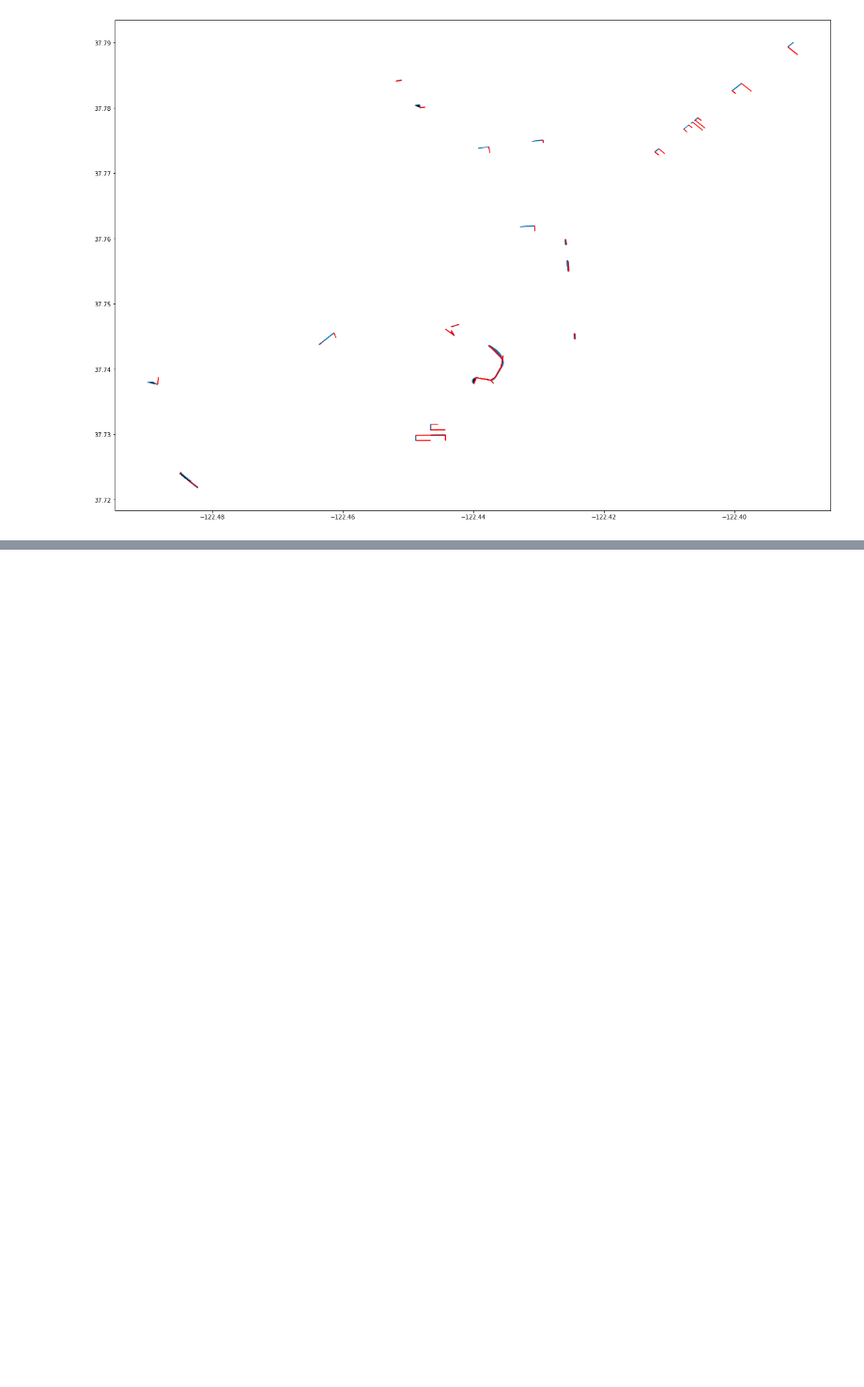
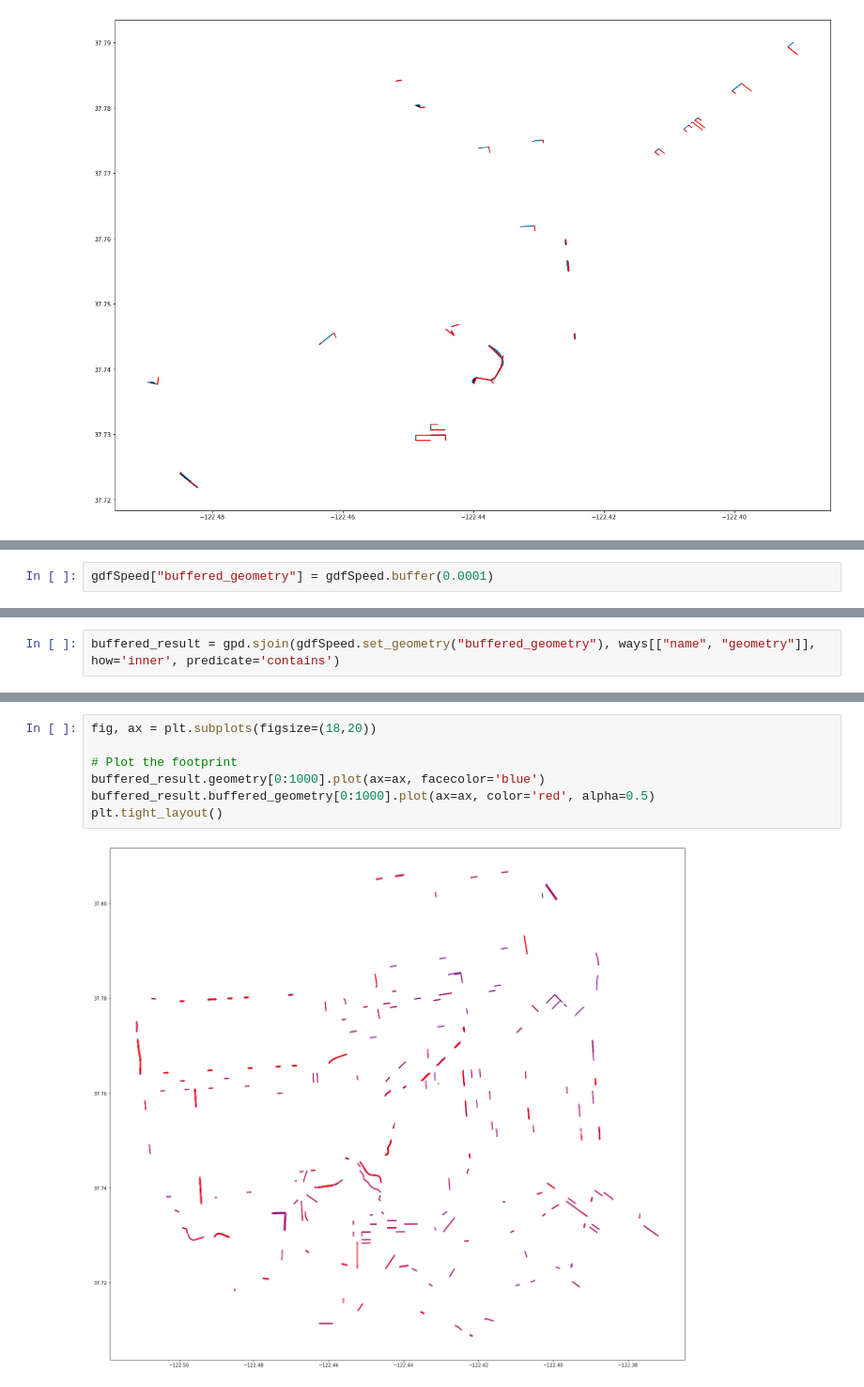
Before and after one commit to YgLK/data_engineering, a Jupyter notebook: ways_join.ipynb, the cells around one changed output, grey strips where cells are left out. Shown at 94% size. Saved outputs shown, nothing was run; the diff lists cells and outputs as text; blank space fills up the shorter version.

Commit message:
connecting with buffer

```diff
--- a/ways_join.ipynb
+++ b/ways_join.ipynb
@@ -370,0 +375,2 @@ plt.tight_layout()
+# %%
+gdfSpeed["buffered_geometry"] = gdfSpeed.buffer(0.0001)
@@ -370,0 +403,2 @@ plt.tight_layout()
+# %%
+buffered_result = gpd.sjoin(gdfSpeed.set_geometry("buffered_geometry"), ways[["name", "geometry"]], how='inner', predicate='contains')
@@ -370,0 +425,9 @@ plt.tight_layout()
+# %%
+fig, ax = plt.subplots(figsize=(18,20))
+
+# Plot the footprint
+buffered_result.geometry[0:1000].plot(ax=ax, facecolor='blue')
+buffered_result.buffered_geometry[0:1000].plot(ax=ax, color='red', alpha=0.5)
+plt.tight_layout()
+# %% [output]
+[figure, added]
```
Also changed, not shown: parts of 12 cells of this notebook.
